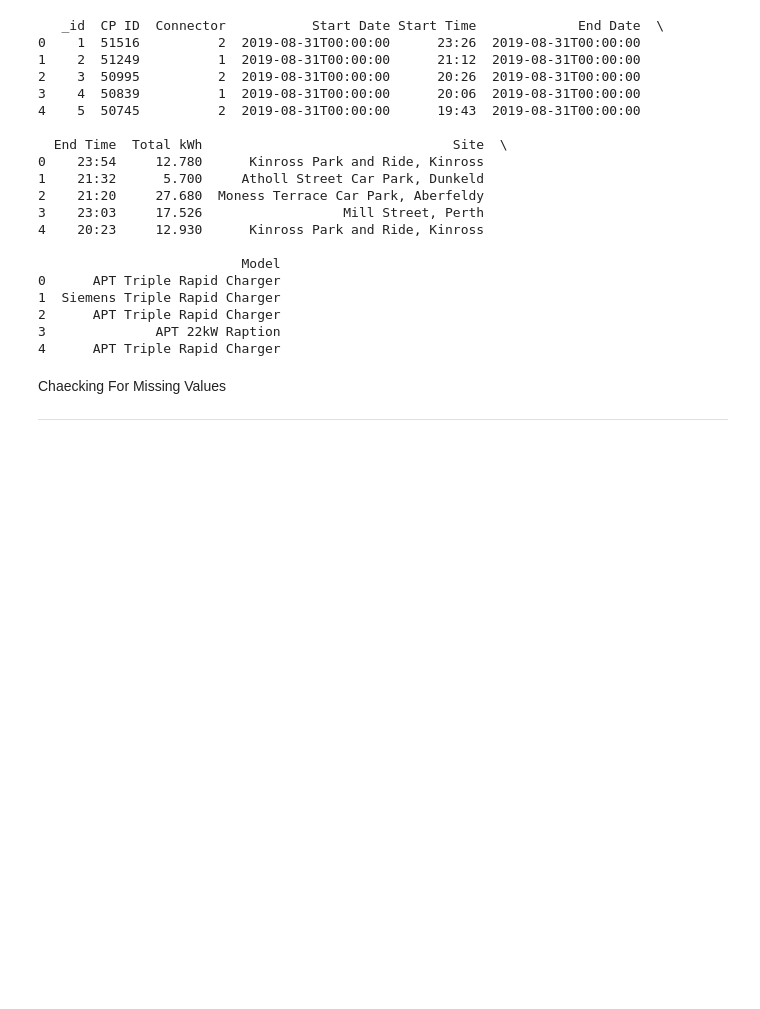
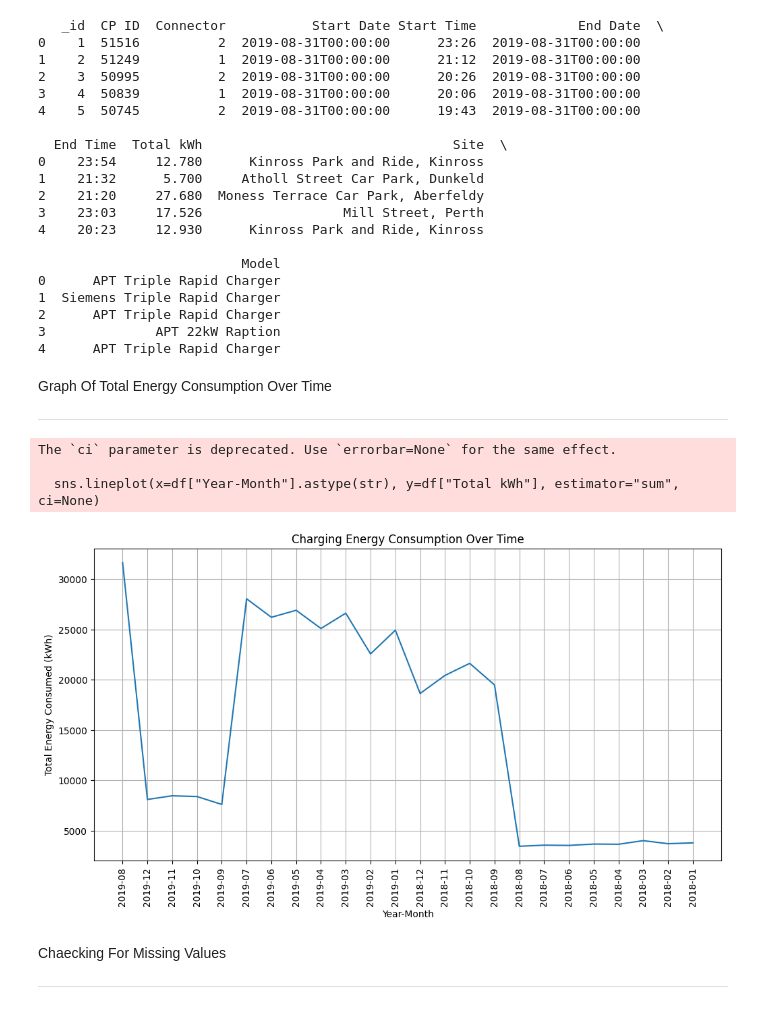
Before and after one commit to GunnAggarwal/EV_Data_Analysis, a Jupyter notebook: Final_Model.ipynb, the cells around one changed output. Cells and saved outputs as stored; diff of their text form; code cells hidden in the pictures; blank space fills up the shorter version.

```diff
--- a/Final_Model.ipynb
+++ b/Final_Model.ipynb
@@ -88,3 +92,21 @@ print(df_head)
+# %% [markdown]
+Graph Of Total Energy Consumption Over Time
+
+---
+# %%
+plt.figure(figsize=(12, 6))
+sns.lineplot(x=df["Year-Month"].astype(str), y=df["Total kWh"], estimator="sum", ci=None)
+plt.xticks(rotation=90)
+plt.xlabel("Year-Month")
+plt.ylabel("Total Energy Consumed (kWh)")
+plt.title("Charging Energy Consumption Over Time")
+plt.grid(True)
+plt.show()
+# %% [output]
+The `ci` parameter is deprecated. Use `errorbar=None` for the same effect.
+
+  sns.lineplot(x=df["Year-Month"].astype(str), y=df["Total kWh"], estimator="sum", ci=None)
+[figure, added]
 # %% [markdown]
 Chaecking For Missing Values
 
```
Also changed, not shown: parts of 19 cells of this notebook.
